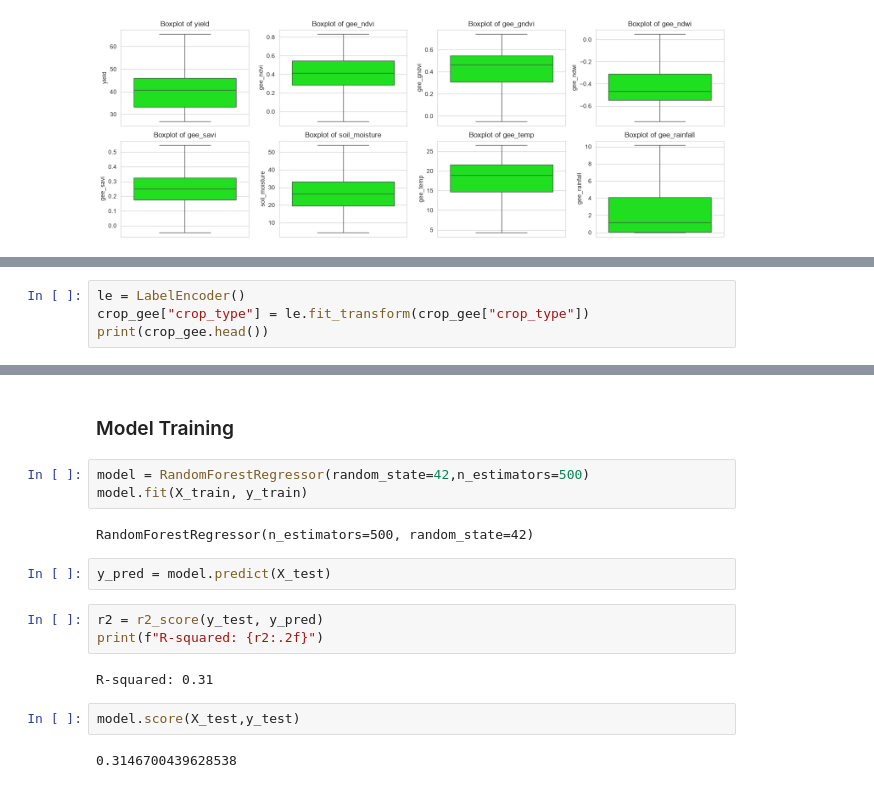
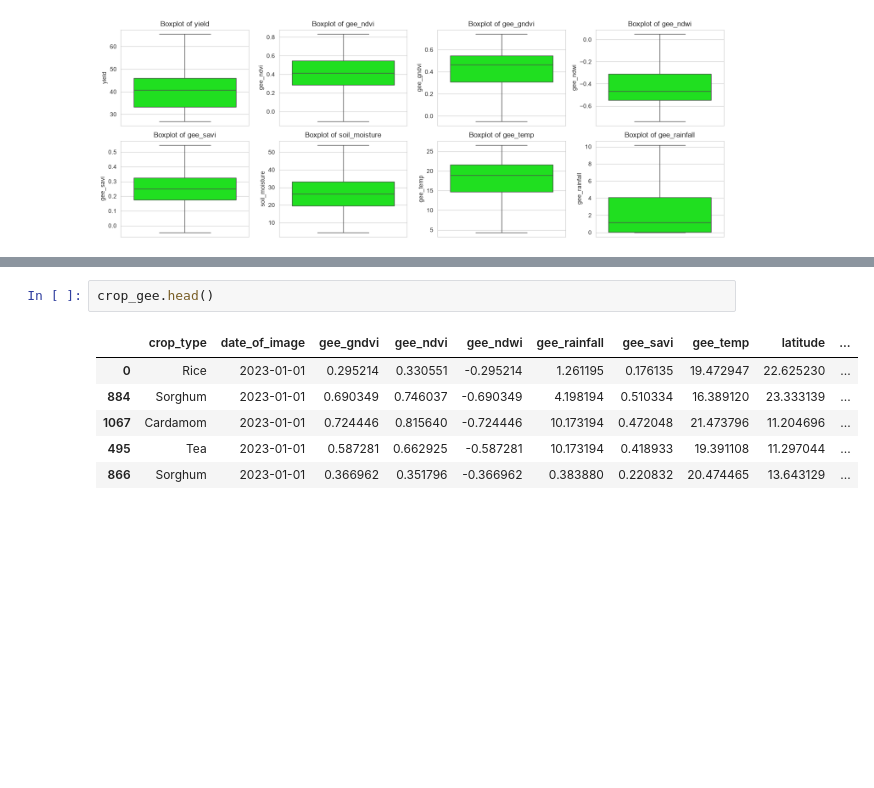
Before and after one commit to Apprentice-doa/YieldSense-Crop-Yield-Forecasting-Carnegie-Mellon-University, a Jupyter notebook: data/raw/model_training.ipynb, the cells around one changed output, grey strips where cells are left out. Drawn from its saved outputs; the diff is of its cells as text; blank space fills up the shorter version.

```diff
--- a/data/raw/model_training.ipynb
+++ b/data/raw/model_training.ipynb
@@ -238,4 +304,0 @@ Outliers detected in gee_rainfall: 0
-# %%
-le = LabelEncoder()
-crop_gee["crop_type"] = le.fit_transform(crop_gee["crop_type"])
-print(crop_gee.head())
@@ -273,18 +307,9 @@ X_train, X_test, y_train, y_test = train_test_split(X_scaled, y, test_size=0.2,
-# %% [markdown]
-### Model Training
-# %%
-model = RandomForestRegressor(random_state=42,n_estimators=500)
-model.fit(X_train, y_train)
-# %% [output]
-RandomForestRegressor(n_estimators=500, random_state=42)
-# %%
-y_pred = model.predict(X_test)
-# %%
-r2 = r2_score(y_test, y_pred)
-print(f"R-squared: {r2:.2f}")
-# %% [output]
-R-squared: 0.31
-# %%
-model.score(X_test,y_test)
-# %% [output]
-0.3146700439628538
+# %%
+crop_gee.head()
+# %% [output]
+|  | crop_type | date_of_image | gee_gndvi | gee_ndvi | gee_ndwi | gee_rainfall | gee_savi | gee_temp | latitude | ... |
+| 0 | Rice | 2023-01-01 | 0.295214 | 0.330551 | -0.295214 | 1.261195 | 0.176135 | 19.472947 | 22.625230 | ... |
+| 884 | Sorghum | 2023-01-01 | 0.690349 | 0.746037 | -0.690349 | 4.198194 | 0.510334 | 16.389120 | 23.333139 | ... |
+| 1067 | Cardamom | 2023-01-01 | 0.724446 | 0.815640 | -0.724446 | 10.173194 | 0.472048 | 21.473796 | 11.204696 | ... |
+| 495 | Tea | 2023-01-01 | 0.587281 | 0.662925 | -0.587281 | 10.173194 | 0.418933 | 19.391108 | 11.297044 | ... |
+| 866 | Sorghum | 2023-01-01 | 0.366962 | 0.351796 | -0.366962 | 0.383880 | 0.220832 | 20.474465 | 13.643129 | ... |
```
Also changed, not shown: parts of 20 cells of this notebook.
